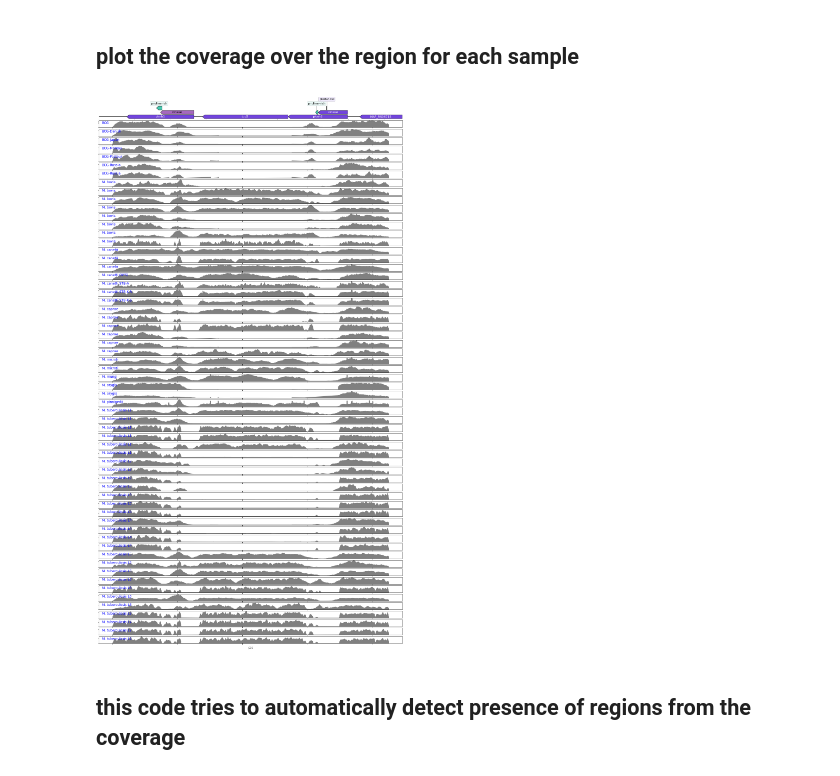
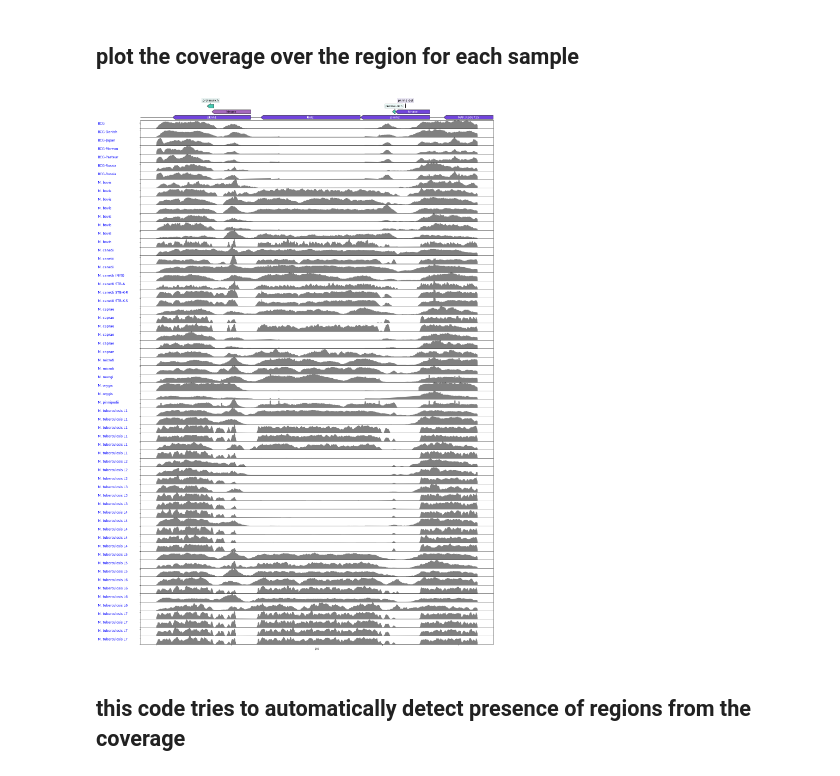
Before and after one commit to dmnfarrell/mtbc_analyses, a Jupyter notebook: rd900/analysis_updated.ipynb, the cells around one changed output. Cells and saved outputs as stored; diff of their text form; code cells hidden in the pictures.

```diff
--- a/rd900/analysis_updated.ipynb
+++ b/rd900/analysis_updated.ipynb
@@ -24,11 +29,9 @@ read_data[-5:]
 | 61 | ERR766266 | yes | BCG-Russia | NaN | PRJEB8560 | SAMEA3257674 | 100 | NaN | NaN | ... |
 | 62 | ERR766254 | yes | BCG-Moreau | NaN | PRJEB8560 | SAMEA3257670 | 100 | NaN | NaN | ... |
 # %%
-from BCBio import GFF
+#read annotation
 rec = list(GFF.parse('RD900MAF.gff'))[0]
-
 #remove gene features for plotting
-rec.features = [f for f in rec.features]
 rec.features
 # %% [output]
 [SeqFeature(FeatureLocation(ExactPosition(6156), ExactPosition(6981), strand=-1), type='gene'),
@@ -69,27 +72,28 @@ for n,r in list(samples.iterrows())[40:41]:
 # %%
 from dna_features_viewer import GraphicFeature, GraphicRecord
 from dna_features_viewer import BiopythonTranslator
 
 graphic_record = BiopythonTranslator().translate_record(rec)
 from matplotlib.gridspec import GridSpec
-fig = plt.figure(figsize=(20,40))
+fig = plt.figure(figsize=(30,40))
 gs = GridSpec(70, 1, figure=fig)
 ax1=fig.add_subplot(gs[:3,0])
 graphic_record.plot(ax=ax1)
 i=3
 for n,r in list(samples.iterrows()):#[40:60]:
     ax=fig.add_subplot(gs[i,0])
     df = get_coverage(r.bam_file,'RD900MAF',1,len(rec.seq))
     #bins=range(0,max(df.coverage),int(max(df.coverage)/10))
     #df['binned']=np.searchsorted(bins, df.coverage.values)
     df.plot(x='pos',y='coverage',ax=ax,kind='area',color='gray',legend=False)
     label=r.LINEAGE
-    ax.text(.01,.5,label,color='blue',transform=ax.transAxes,fontsize=12)
+    ax.text(-.12,.5,label,color='blue',transform=ax.transAxes,fontsize=12)
     ax.set_xticklabels([]); ax.set_yticklabels([])
     i+=1
-#plt.tight_layout()
+plt.subplots_adjust(left=.3,right=.9,wspace=0, hspace=0)
+fig.savefig('rd900_coverage.jpg',dpi=100)
 # %% [output]
-[figure, old version]
+[figure, new version]
 # %% [markdown]
 ## this code tries to automatically detect presence of regions from the coverage
 # %%
```
Also changed, not shown: parts of 5 cells of this notebook.
